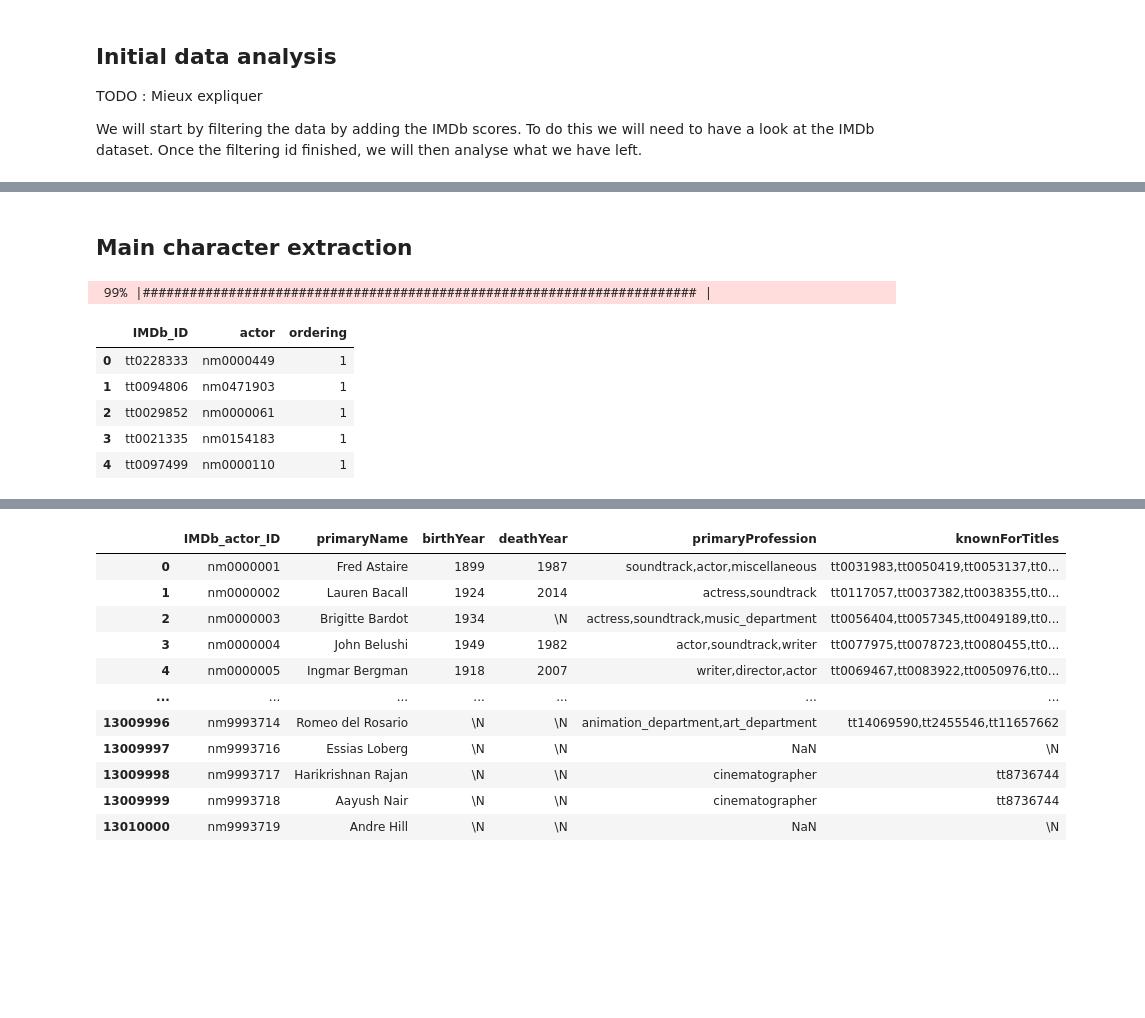
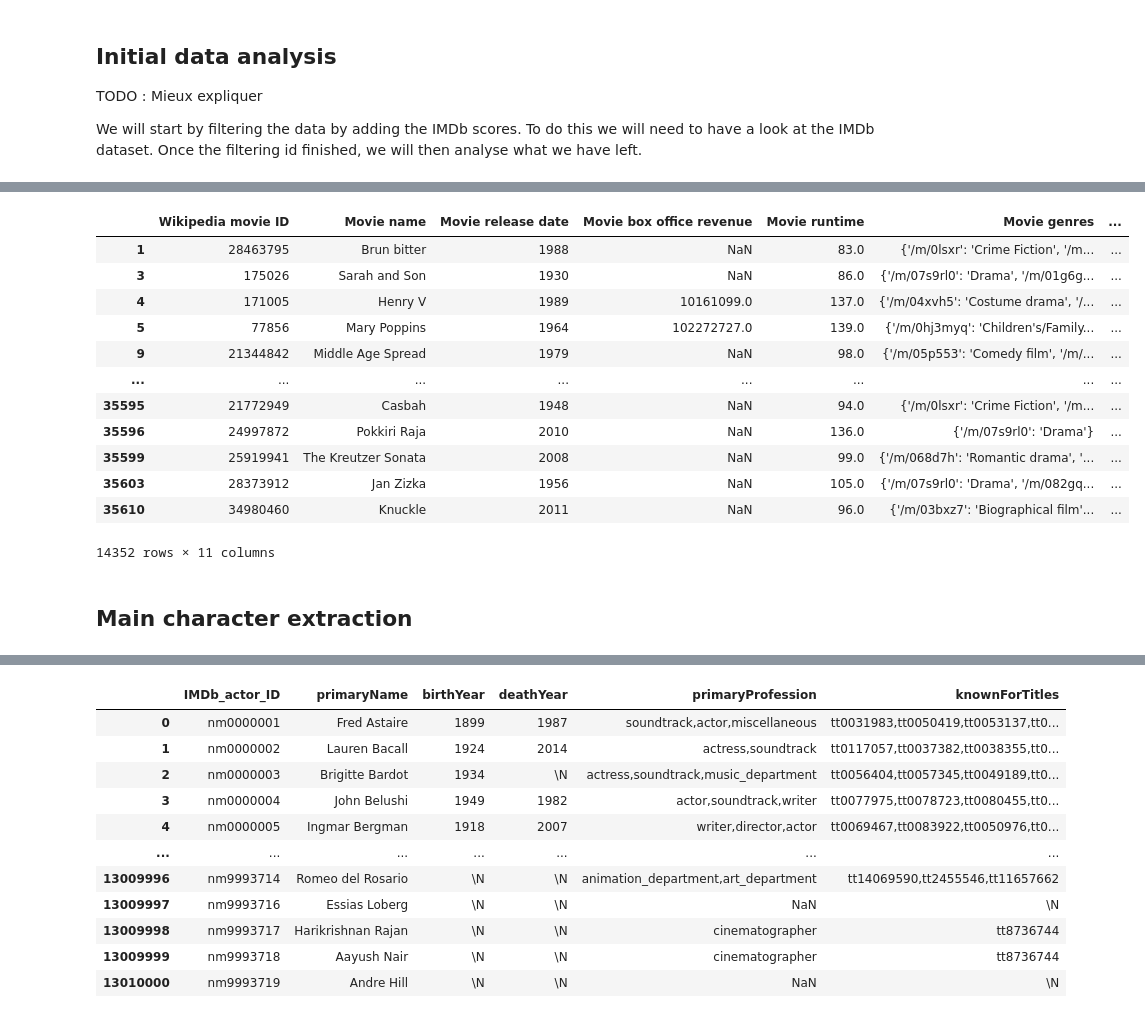
Before and after one commit to epfl-ada/ada-2023-project-dromadaire, a Jupyter notebook: P2.ipynb, the cells around one changed output, grey strips where cells are left out. Saved outputs shown, nothing was run; the diff lists cells and outputs as text; code cells hidden in the pictures; blank space fills up the shorter version.

```diff
--- a/P2.ipynb
+++ b/P2.ipynb
@@ -157,0 +144,8 @@ meta_movie
+# %%
+# For consistency we remove day and month from actor date of birth and movie release date.
+meta_movie["Movie release date"] = meta_movie["Movie release date"].apply(lambda x: x.split("-")[0] if type(x) == str else x).astype(pd.Int64Dtype())
+meta_charac["Movie release date"] = meta_charac["Movie release date"].apply(lambda x: x.split("-")[0] if type(x) == str else x).astype(pd.Int64Dtype())
+meta_charac["Actor date of birth"] = meta_charac["Actor date of birth"].apply(lambda x: x.split("-")[0] if type(x) == str else x).astype(pd.Int64Dtype())
+
+# turn movie genres into dictionary
+meta_movie['Movie genres'] = meta_movie['Movie genres'].apply(ast.literal_eval)
@@ -293,3 +384,19 @@ This is more what we where expecting, an exponential growth in films, exploding
+# %%
+drama_movies
+# %% [output]
+|  | Wikipedia movie ID | Movie name | Movie release date | Movie box office revenue | Movie runtime | Movie genres | ... |
+| 1 | 28463795 | Brun bitter | 1988 | NaN | 83.0 | {'/m/0lsxr': 'Crime Fiction', '/m... | ... |
+| 3 | 175026 | Sarah and Son | 1930 | NaN | 86.0 | {'/m/07s9rl0': 'Drama', '/m/01g6g... | ... |
+| 4 | 171005 | Henry V | 1989 | 10161099.0 | 137.0 | {'/m/04xvh5': 'Costume drama', '/... | ... |
+| 5 | 77856 | Mary Poppins | 1964 | 102272727.0 | 139.0 | {'/m/0hj3myq': 'Children's/Family... | ... |
+| 9 | 21344842 | Middle Age Spread | 1979 | NaN | 98.0 | {'/m/05p553': 'Comedy film', '/m/... | ... |
+| ... | ... | ... | ... | ... | ... | ... | ... |
+| 35595 | 21772949 | Casbah | 1948 | NaN | 94.0 | {'/m/0lsxr': 'Crime Fiction', '/m... | ... |
+| 35596 | 24997872 | Pokkiri Raja | 2010 | NaN | 136.0 | {'/m/07s9rl0': 'Drama'} | ... |
+| 35599 | 25919941 | The Kreutzer Sonata | 2008 | NaN | 99.0 | {'/m/068d7h': 'Romantic drama', '... | ... |
+| 35603 | 28373912 | Jan Zizka | 1956 | NaN | 105.0 | {'/m/07s9rl0': 'Drama', '/m/082gq... | ... |
+| 35610 | 34980460 | Knuckle | 2011 | NaN | 96.0 | {'/m/03bxz7': 'Biographical film'... | ... |
+14352 rows × 11 columns
 # %% [markdown]
 ## Main character extraction
 # %%
@@ -309,14 +415,3 @@ def get_top_actors(movies, imdb_principals, top_n=3):
 
     movie_actors = pd.DataFrame(movie_actors, columns=['IMDb_ID', 'actor', 'ordering'])
     return movie_actors
-# %%
-movie_actors = get_top_actors(movies, imdb_principals, 1)
-movie_actors.head()
-# %% [output]
- 99% |####################################################################### |
-|  | IMDb_ID | actor | ordering |
-| 0 | tt0228333 | nm0000449 | 1 |
-| 1 | tt0094806 | nm0471903 | 1 |
-| 2 | tt0029852 | nm0000061 | 1 |
-| 3 | tt0021335 | nm0154183 | 1 |
-| 4 | tt0097499 | nm0000110 | 1 |
```
Also changed, not shown: parts of 31 cells of this notebook.
